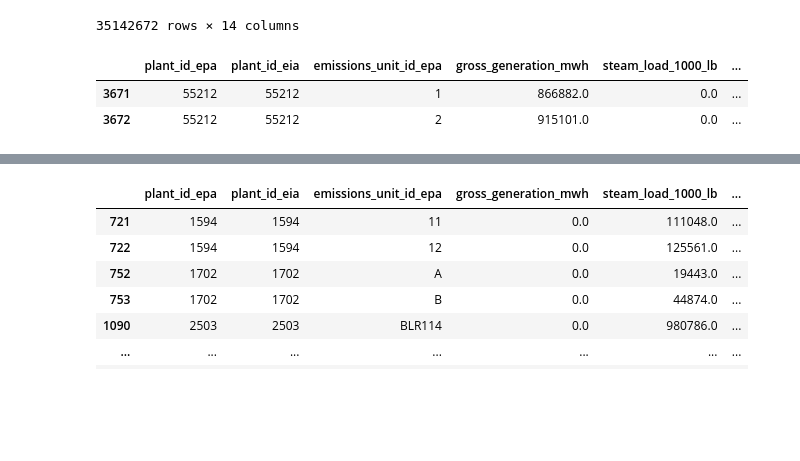
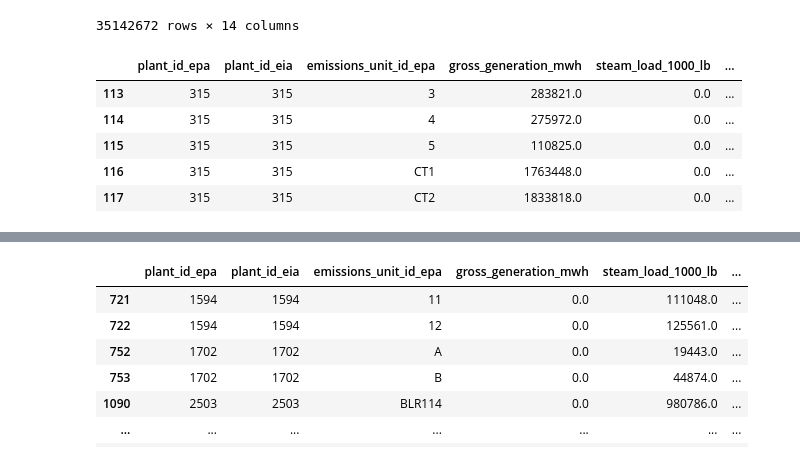
Before and after one commit to singularity-energy/open-grid-emissions, a Jupyter notebook: notebooks/manual_data/update_steam_units_to_remove.ipynb, the cells around one changed output, grey strips where cells are left out. Cells and saved outputs as stored; diff of their text form; code cells hidden in the pictures; blank space fills up the shorter version.

```diff
--- a/notebooks/manual_data/update_steam_units_to_remove.ipynb
+++ b/notebooks/manual_data/update_steam_units_to_remove.ipynb
@@ -43,8 +47,11 @@ cems_units = cems.groupby(["plant_id_epa", "plant_id_eia", "emissions_unit_id_ep
 ].sum().reset_index()
 cems_units = cems_units.merge(generator_unit_map, how="left", on=["plant_id_eia","emissions_unit_id_epa"])
 # %%
-cems_units[cems_units["plant_id_eia"] == 55212]
+cems_units[cems_units["plant_id_eia"] == 315]
 # %% [output]
 |  | plant_id_epa | plant_id_eia | emissions_unit_id_epa | gross_generation_mwh | steam_load_1000_lb | ... |
-| 3671 | 55212 | 55212 | 1 | 866882.0 | 0.0 | ... |
-| 3672 | 55212 | 55212 | 2 | 915101.0 | 0.0 | ... |
+| 113 | 315 | 315 | 3 | 283821.0 | 0.0 | ... |
+| 114 | 315 | 315 | 4 | 275972.0 | 0.0 | ... |
+| 115 | 315 | 315 | 5 | 110825.0 | 0.0 | ... |
+| 116 | 315 | 315 | CT1 | 1763448.0 | 0.0 | ... |
+| 117 | 315 | 315 | CT2 | 1833818.0 | 0.0 | ... |
```
Also changed, not shown: parts of 5 cells of this notebook, 5 other files.
